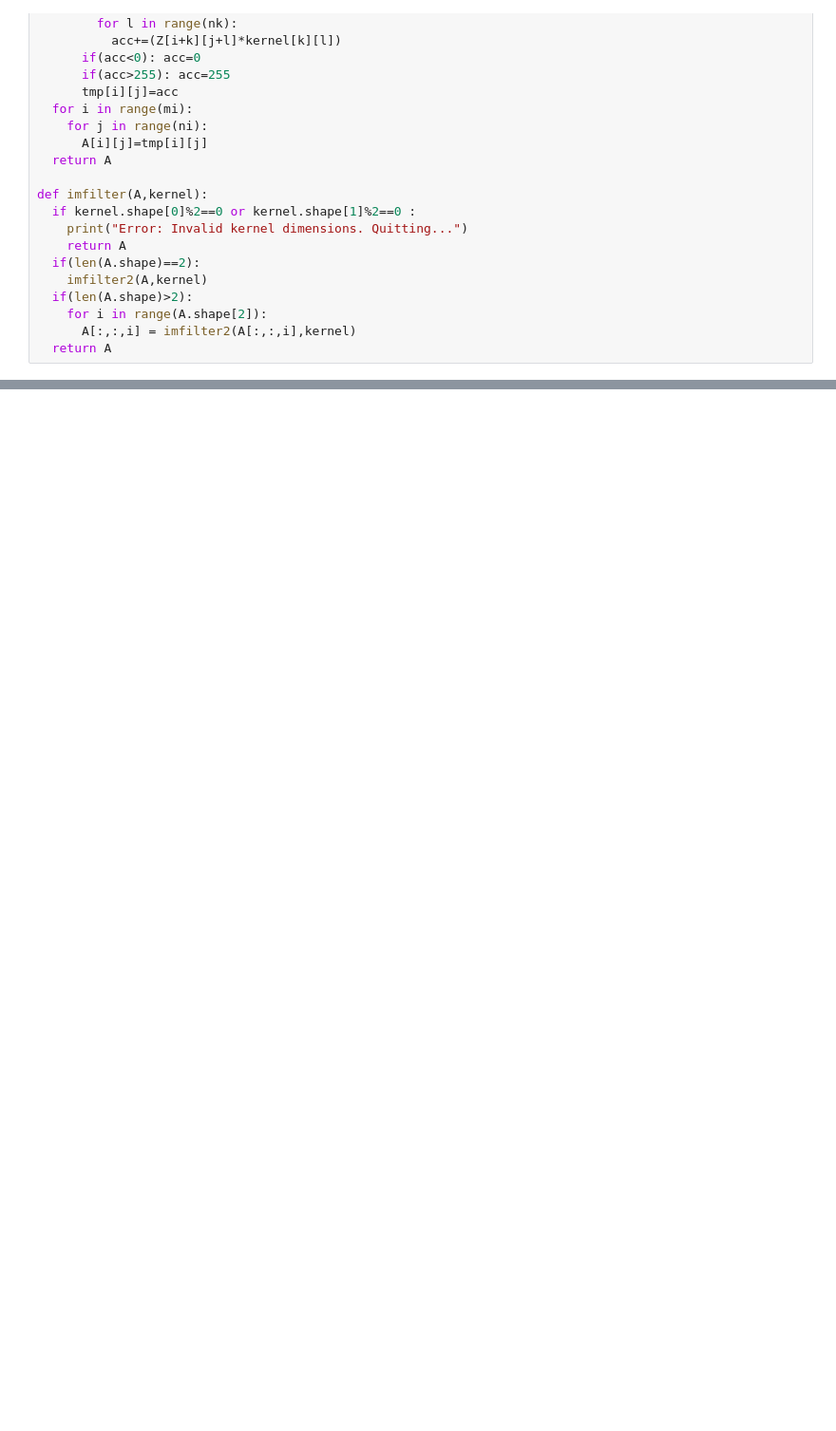
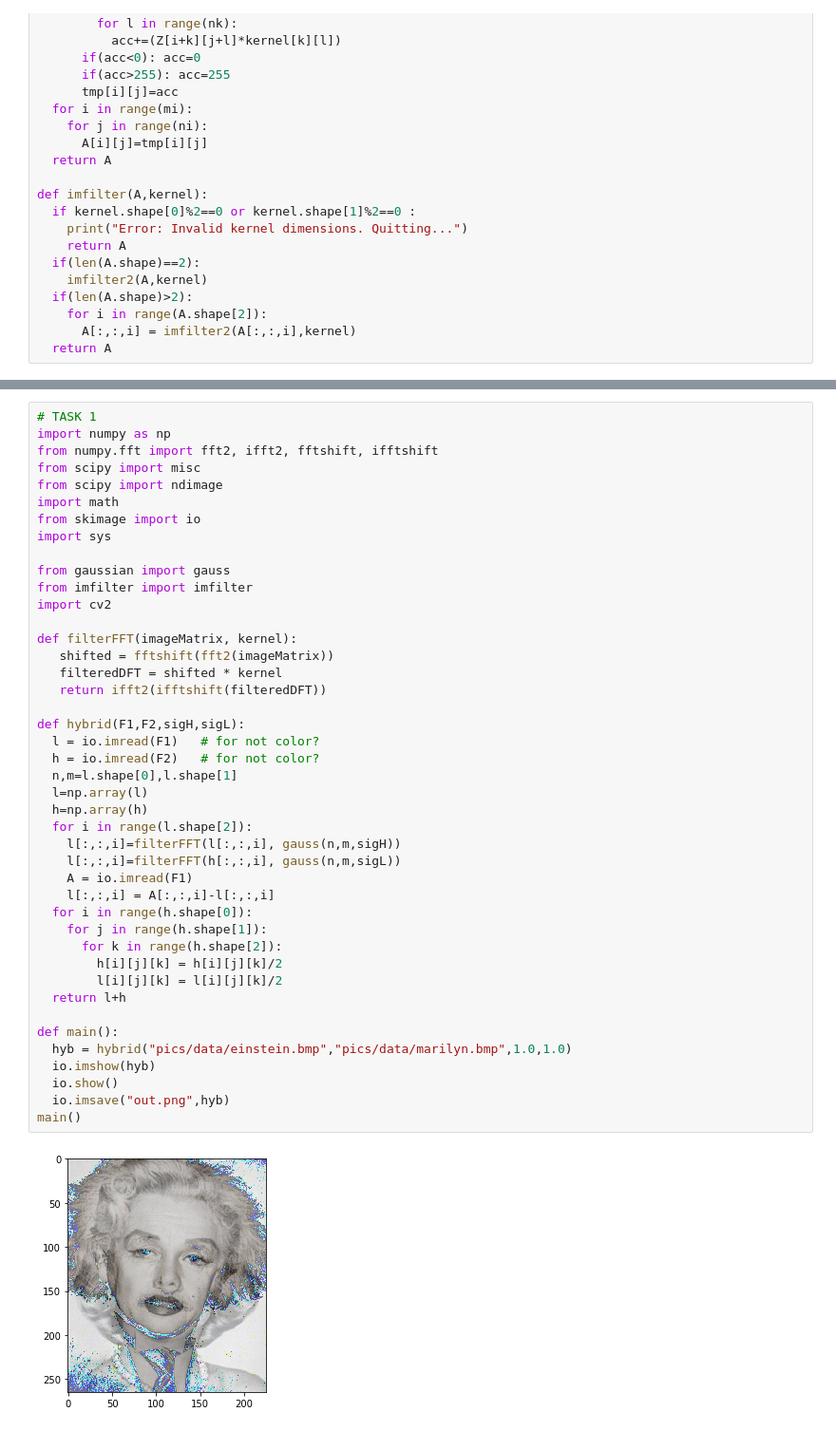
Before and after one commit to gabrielhofer560/CSC-414_P1, a Jupyter notebook: P1.ipynb, the cells around one changed output, grey strips where cells are left out. Shown at 95% size. Drawn from its saved outputs; the diff is of its cells as text; blank space fills up the shorter version.

```diff
--- a/P1.ipynb
+++ b/P1.ipynb
@@ -157 +157,46 @@ def imfilter(A,kernel):
+# %%
+# TASK 1
+import numpy as np
+from numpy.fft import fft2, ifft2, fftshift, ifftshift
+from scipy import misc
+from scipy import ndimage
+import math
+from skimage import io
+import sys
+
+from gaussian import gauss
+from imfilter import imfilter
+import cv2
+
+def filterFFT(imageMatrix, kernel):
+   shifted = fftshift(fft2(imageMatrix))
+   filteredDFT = shifted * kernel
+   return ifft2(ifftshift(filteredDFT))
+
+def hybrid(F1,F2,sigH,sigL):
+  l = io.imread(F1)   # for not color?
+  h = io.imread(F2)   # for not color?
+  n,m=l.shape[0],l.shape[1]
+  l=np.array(l)
+  h=np.array(h)
+  for i in range(l.shape[2]):
+    l[:,:,i]=filterFFT(l[:,:,i], gauss(n,m,sigH))
+    l[:,:,i]=filterFFT(h[:,:,i], gauss(n,m,sigL))
+    A = io.imread(F1)
+    l[:,:,i] = A[:,:,i]-l[:,:,i]
+  for i in range(h.shape[0]):
+    for j in range(h.shape[1]):
+      for k in range(h.shape[2]):
+        h[i][j][k] = h[i][j][k]/2
+        l[i][j][k] = l[i][j][k]/2
+  return l+h
+
+def main():
+  hyb = hybrid("pics/data/einstein.bmp","pics/data/marilyn.bmp",1.0,1.0)
+  io.imshow(hyb)
+  io.show()
+  io.imsave("out.png",hyb)
+main()
+# %% [output]
+[figure, added]
 # %%
```
Also changed, not shown: parts of 3 cells of this notebook, 3 other files.
